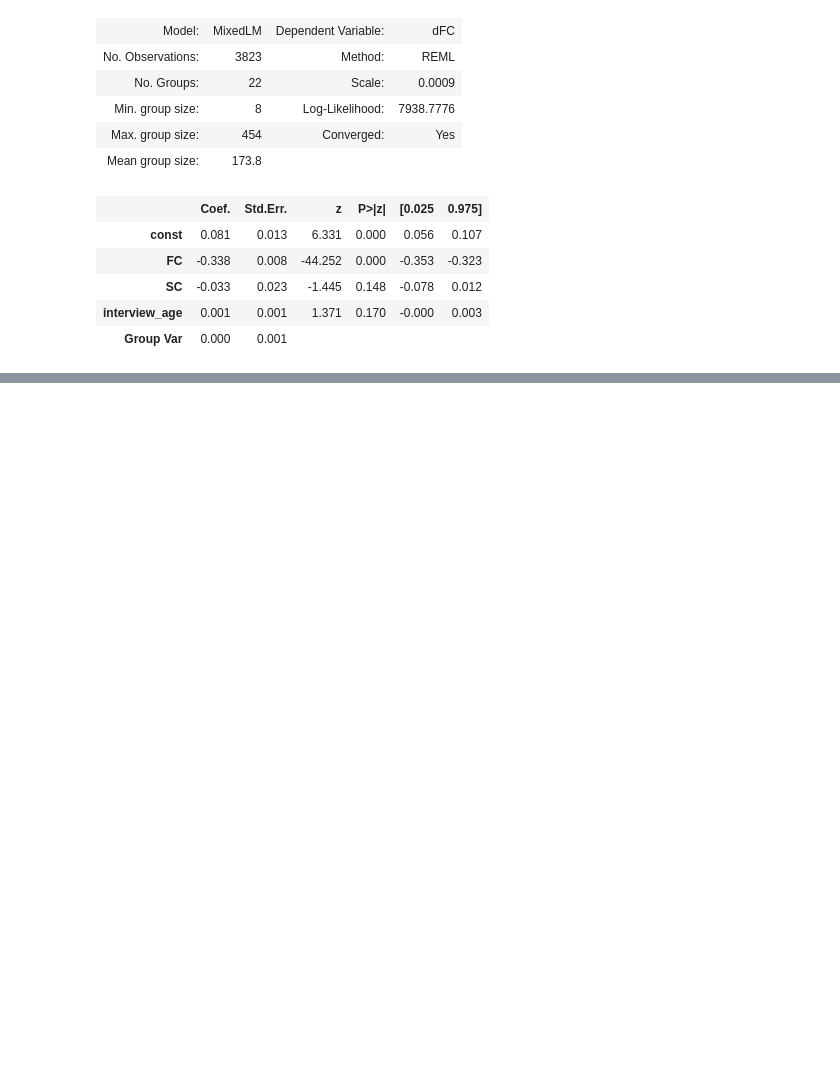
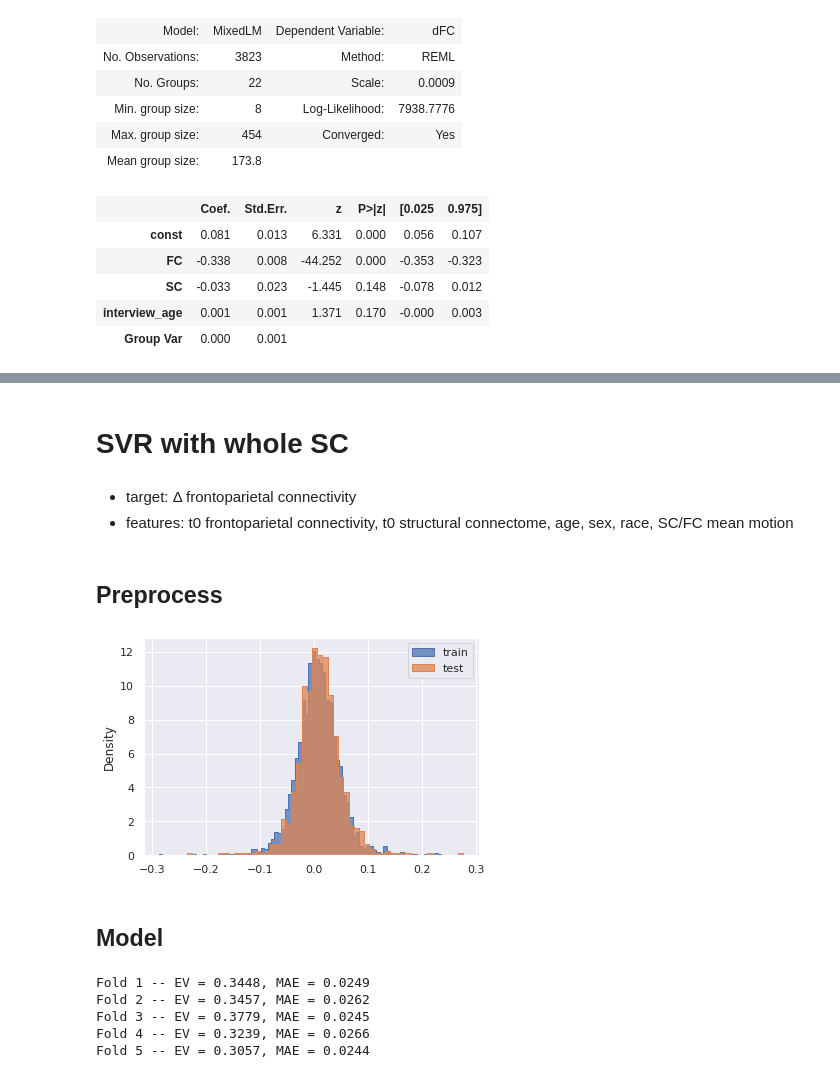
Before and after one commit to AKSoo/StructFunc, a Jupyter notebook: ABCD/StructFunc.ipynb, the cells around one changed output, grey strips where cells are left out. Drawn from its saved outputs; the diff is of its cells as text; code cells hidden in the pictures; blank space fills up the shorter version.

```diff
--- a/ABCD/StructFunc.ipynb
+++ b/ABCD/StructFunc.ipynb
@@ -324,0 +454,40 @@ Notes:
+# %% [markdown]
+# SVR with whole SC
+# %% [markdown]
+* target: Δ frontoparietal connectivity
+* features: t0 frontoparietal connectivity, t0 structural connectome, age, sex, race, SC/FC mean motion
+# %%
+fcon_frontoparietal = fcon[FCON_TEMPLATE.format('fo', 'fo')]
+
+age = covariates.loc[fcon_frontoparietal.index, 'interview_age'] / 12
+age_diff = (age.groupby(level='src_subject_id')
+            .diff().dropna().droplevel('eventname'))
+
+y = (fcon_frontoparietal.groupby(level='src_subject_id')
+     .diff().dropna().droplevel('eventname')
+     .divide(age_diff).dropna())
+# %%
+X = (pd.DataFrame(fcon_frontoparietal).loc[idx[:, EVENTS[0]], :]
+     .join(scon)
+     .join(age)
+     .join(covariates['sex'].astype('category'))
+     .join(covariates['race.6level'].astype('category').fillna('Other'))
+     .join(betnet['rsfmri_c_ngd_meanmotion'].rename('fc_meanmotion'))
+     .join(dti['dmri_dti_meanmotion'].rename('sc_meanmotion')))
+# %%
+family = covariates.loc[X.index, 'rel_family_id']
+# %% [markdown]
+## Preprocess
+# %%
+from sklearn.model_selection import GroupShuffleSplit
+
+gss = GroupShuffleSplit(n_splits=1, test_size=.2, random_state=SEED)
+train, test = next(gss.split(X, y, family))
+# %%
+sns.histplot(y.iloc[train], label='train', stat='density', element='step', color=colors[0])
+sns.histplot(y.iloc[test], label='test', stat='density', element='step', color=colors[1])
+plt.legend()
+
+plt.show()
+# %% [output]
+[figure, added]
@@ -324,0 +505,2 @@ Notes:
+# %% [markdown]
+## Model
@@ -324,0 +517,10 @@ Notes:
+# %%
+for i, (ev, negmae) in enumerate(zip(cv_l_svr['test_explained_variance'],
+                                     cv_l_svr['test_neg_mean_absolute_error'])):
+    print('Fold {} -- EV = {:.4f}, MAE = {:.4f}'.format(i+1, ev, -negmae))
+# %% [output]
+Fold 1 -- EV = 0.3448, MAE = 0.0249
+Fold 2 -- EV = 0.3457, MAE = 0.0262
+Fold 3 -- EV = 0.3779, MAE = 0.0245
+Fold 4 -- EV = 0.3239, MAE = 0.0266
+Fold 5 -- EV = 0.3057, MAE = 0.0244
```
Also changed, not shown: parts of 38 cells of this notebook, 2 other files.
